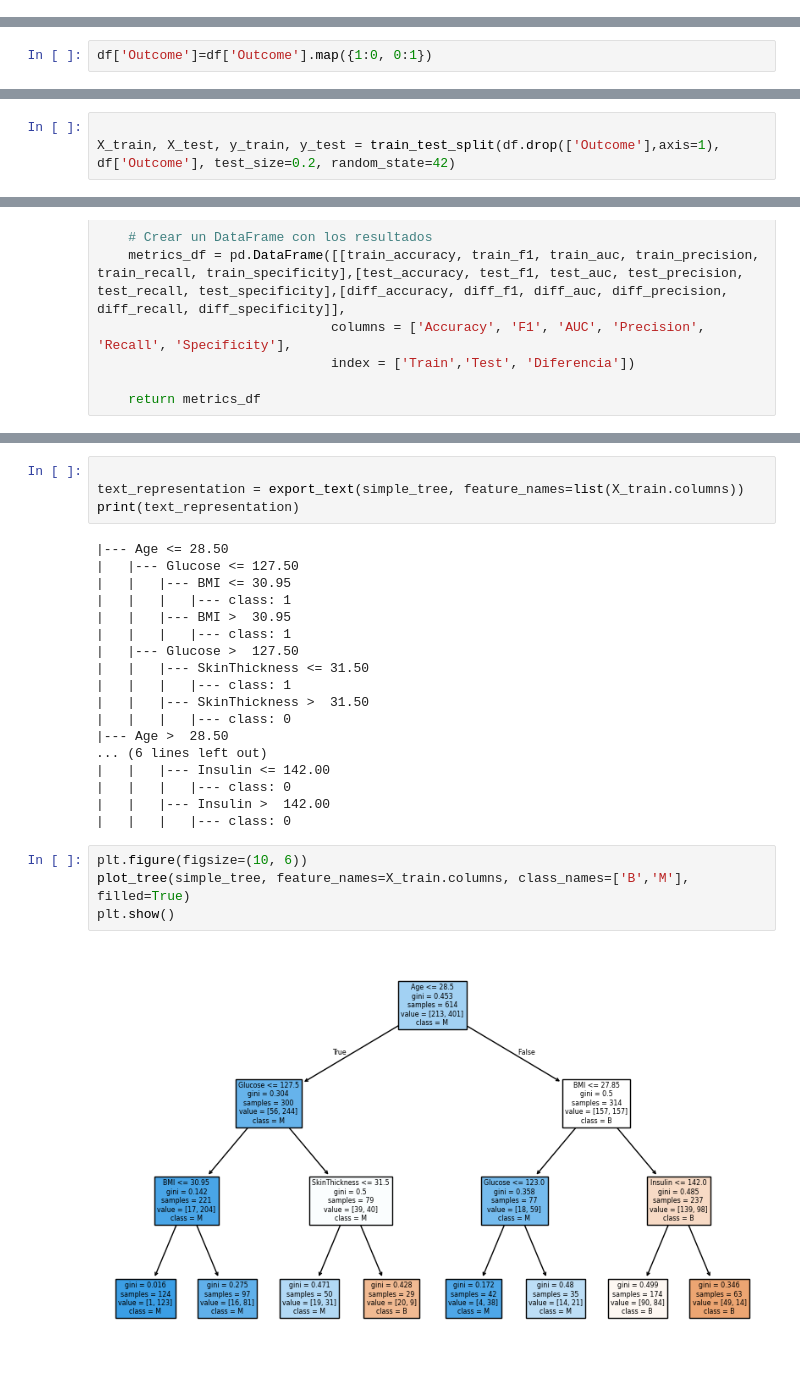
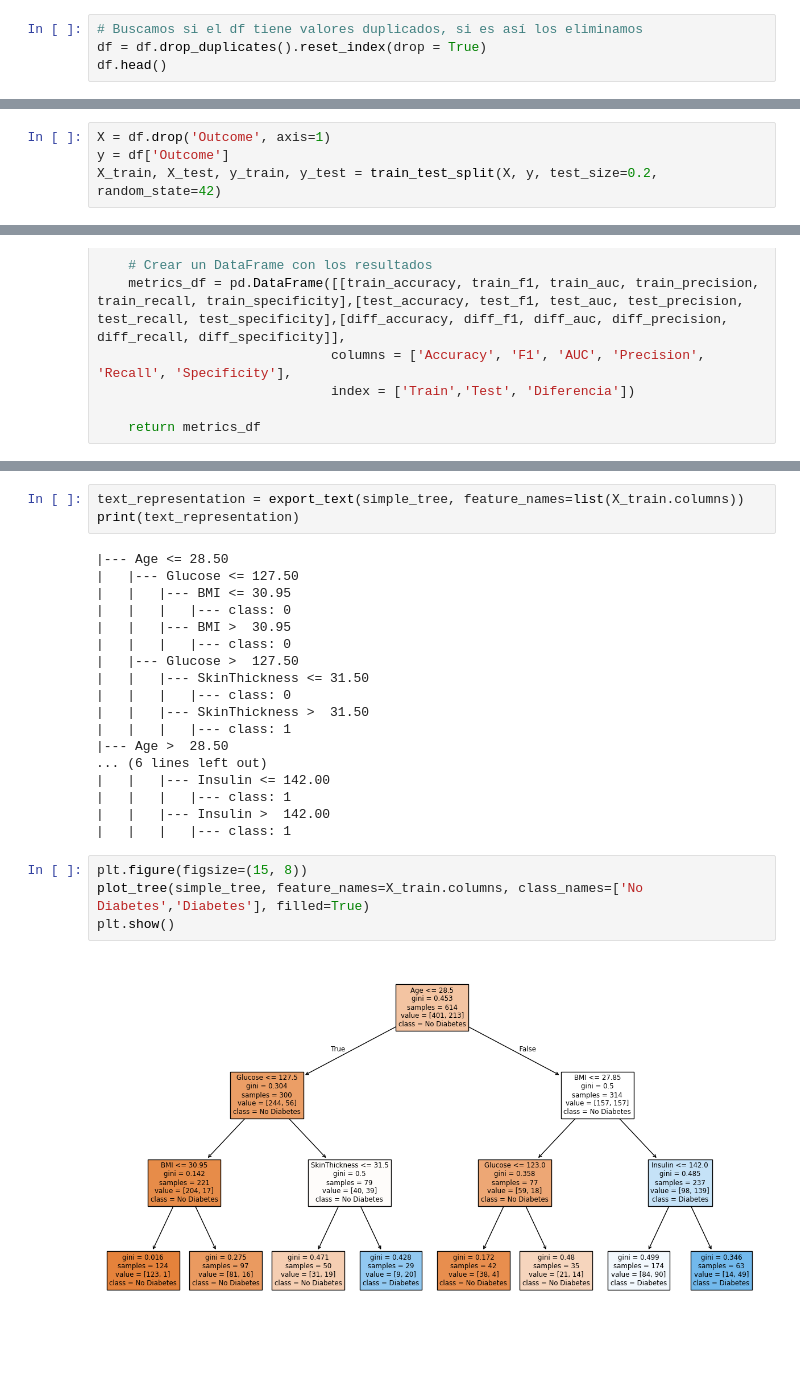
Before and after one commit to Bieloliver12/DecisionTree, a Jupyter notebook: src/explore.ipynb, the cells around one changed output, grey strips where cells are left out. Drawn from its saved outputs; the diff is of its cells as text.

```diff
--- a/src/explore.ipynb
+++ b/src/explore.ipynb
@@ -23,0 +31,4 @@ df.head()
+# %%
+# Buscamos si el df tiene valores duplicados, si es así los eliminamos
+df = df.drop_duplicates().reset_index(drop = True)
+df.head()
@@ -52,2 +51,0 @@ Passing `palette` without assigning `hue` is deprecated and will be removed in v
-# %%
-df['Outcome']=df['Outcome'].map({1:0, 0:1})
@@ -70,4 +73,5 @@ plt.show()
 # %%
-
-X_train, X_test, y_train, y_test = train_test_split(df.drop(['Outcome'],axis=1), df['Outcome'], test_size=0.2, random_state=42)
+X = df.drop('Outcome', axis=1)
+y = df['Outcome']
+X_train, X_test, y_train, y_test = train_test_split(X, y, test_size=0.2, random_state=42)
 # %%
@@ -138,28 +140,27 @@ disp.plot()
 # %%
-
 text_representation = export_text(simple_tree, feature_names=list(X_train.columns))
 print(text_representation)
 # %% [output]
 |--- Age <= 28.50
 |   |--- Glucose <= 127.50
 |   |   |--- BMI <= 30.95
-|   |   |   |--- class: 1
+|   |   |   |--- class: 0
 |   |   |--- BMI >  30.95
-|   |   |   |--- class: 1
+|   |   |   |--- class: 0
 |   |--- Glucose >  127.50
 |   |   |--- SkinThickness <= 31.50
+|   |   |   |--- class: 0
+|   |   |--- SkinThickness >  31.50
 |   |   |   |--- class: 1
-|   |   |--- SkinThickness >  31.50
-|   |   |   |--- class: 0
 |--- Age >  28.50
 ... (6 lines left out)
 |   |   |--- Insulin <= 142.00
-|   |   |   |--- class: 0
+|   |   |   |--- class: 1
 |   |   |--- Insulin >  142.00
-|   |   |   |--- class: 0
+|   |   |   |--- class: 1
 # %%
-plt.figure(figsize=(10, 6))
-plot_tree(simple_tree, feature_names=X_train.columns, class_names=['B','M'], filled=True)
+plt.figure(figsize=(15, 8))
+plot_tree(simple_tree, feature_names=X_train.columns, class_names=['No Diabetes','Diabetes'], filled=True)
 plt.show()
 # %% [output]
-[figure, old version]
+[figure, new version]
```
Also changed, not shown: parts of 16 cells of this notebook.
